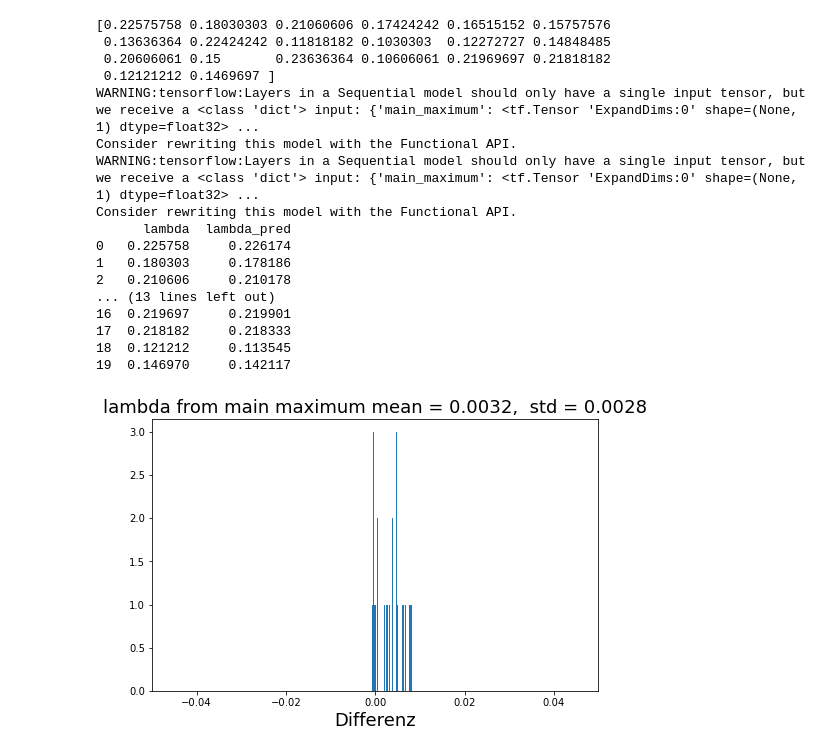
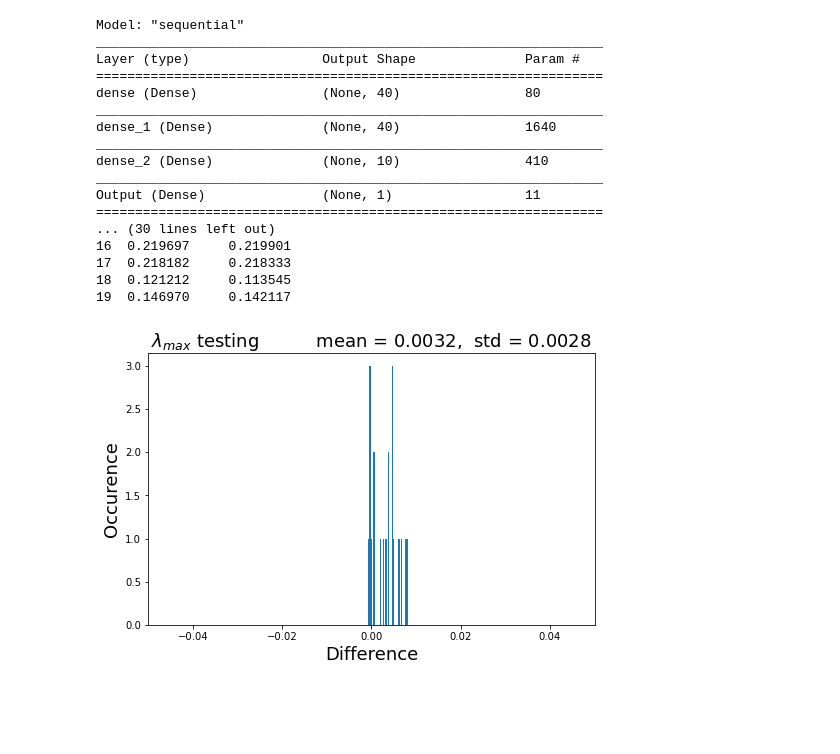
Before and after one commit to GwydionJon/EN_learn, a Jupyter notebook: Finished Programs/Notebooks/generate_plots.ipynb, the cells around one changed output. Cells and saved outputs as stored; diff of their text form; code cells hidden in the pictures; blank space fills up the shorter version.

Commit message:
testing and renaming

```diff
--- a/Finished Programs/Notebooks/generate_plots.ipynb
+++ b/Finished Programs/Notebooks/generate_plots.ipynb
@@ -64,14 +64,15 @@ def histogramm(testing_df, name, max_range, bins_val, y_max=0, savename=None):
         plt.ylim(0, y_max)
     mu, std = norm.fit(data)
 
-    plt.xlabel("Differenz", fontsize=mf)
-    plt.title(name+" mean = %.4f,  std = %.4f" % (mu, std),fontsize=mf)
+    plt.xlabel("Difference", fontsize=mf)
+    plt.ylabel("Occurence", fontsize=mf)
+    plt.title(name+"  \t mean = %.4f,  std = %.4f" % (mu, std),fontsize=mf)
     if savename is not None:
         savename=savename.replace(" ", "_")
         plt.savefig("plots/hist/"+savename+".eps", format="eps")
     plt.show()
 # %%
-def generate_results(df, features, label, model_dir, model_name, max_range, num_bins):
+def generate_results(df, features, label, model_dir, model_name, max_range, num_bins, save_name):
 
 
     all_used_columns = features[:]
@@ -81,48 +82,49 @@ def generate_results(df, features, label, model_dir, model_name, max_range, num_
     # feature_columns_A = []
 
     my_model = tf.keras.models.load_model(model_dir)
-    error = test_model(my_model, df_test, label, savename=model_name)
+    print(my_model.summary())
+    error = test_model(my_model, df_test, label, savename=save_name)
 
     print(error.head(50))  # change to save file
-    histogramm(error, model_name, max_range, num_bins,savename=model_name)  # add save option
+    histogramm(error, model_name, max_range, num_bins,savename=save_name)  # add save option
 # %%
 # lambda from main maximum
 generate_results(
     # load and split Dataset
     df=pd.read_csv("../../generated_Data/lambda_100_steps.csv"),
 
     # configure labels and features
     features=["main_maximum"],
     label="lambda",
 
     # setup model or load model from file
-    model_dir="../Models/lambda_100_best_model_main_max_err_0_0027",
-    model_name="lambda from main maximum",
-
+    model_dir="../Models/lambda_100_main_max",
+    model_name="$\lambda_{max}$ testing",
+    save_name = "lambda_max_test",
     # histogram options
     max_range=0.05,
     num_bins=30,
 
 )
 # %% [output]
-[0.22575758 0.18030303 0.21060606 0.17424242 0.16515152 0.15757576
- 0.13636364 0.22424242 0.11818182 0.1030303  0.12272727 0.14848485
- 0.20606061 0.15       0.23636364 0.10606061 0.21969697 0.21818182
- 0.12121212 0.1469697 ]
-WARNING:tensorflow:Layers in a Sequential model should only have a single input tensor, but we receive a <class 'dict'> input: {'main_maximum': <tf.Tensor 'ExpandDims:0' shape=(None, 1) dtype=float32> ...
-Consider rewriting this model with the Functional API.
-WARNING:tensorflow:Layers in a Sequential model should only have a single input tensor, but we receive a <class 'dict'> input: {'main_maximum': <tf.Tensor 'ExpandDims:0' shape=(None, 1) dtype=float32> ...
-Consider rewriting this model with the Functional API.
-      lambda  lambda_pred
-0   0.225758     0.226174
-1   0.180303     0.178186
-2   0.210606     0.210178
-... (13 lines left out)
+Model: "sequential"
+_________________________________________________________________
+Layer (type)                 Output Shape              Param #
+=================================================================
+dense (Dense)                (None, 40)                80
+_________________________________________________________________
+dense_1 (Dense)              (None, 40)                1640
+_________________________________________________________________
+dense_2 (Dense)              (None, 10)                410
+_________________________________________________________________
+Output (Dense)               (None, 1)                 11
+=================================================================
+... (30 lines left out)
 16  0.219697     0.219901
 17  0.218182     0.218333
 18  0.121212     0.113545
 19  0.146970     0.142117
-[figure, old version]
+[figure, new version]
 # %%
 generate_results(
     # load and split Dataset
```
Also changed, not shown: parts of 5 cells of this notebook, 11 other files.
